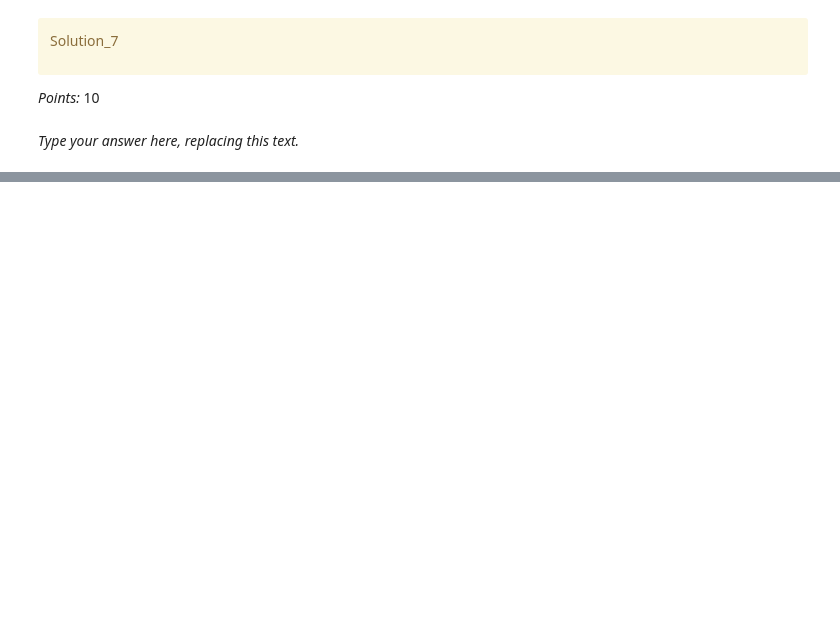
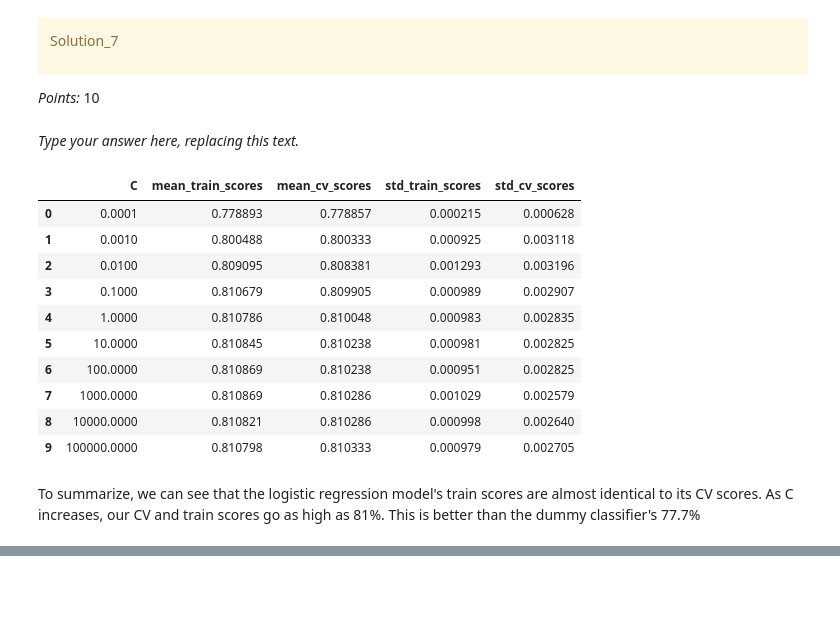
Before and after one commit to pepkh/cpsc330_hw5, a Jupyter notebook: hw5.ipynb, the cells around one changed output, grey strips where cells are left out. Cells and saved outputs as stored; diff of their text form; code cells hidden in the pictures; blank space fills up the shorter version.

```diff
--- a/hw5.ipynb
+++ b/hw5.ipynb
@@ -323,0 +382,14 @@ _Points:_ 10
+# %%
+
+drop = ["ID", "SEX"]       #Drop these
+ordinal = ["EDUCATION"]    #Ordinal encoding
+categorical = ["MARRIAGE"] #One hot encoding
+numeric = ["LIMIT_BAL", "AGE", "PAY_0", "PAY_2", "PAY_3", "PAY_4", "PAY_5", "PAY_6",
+           "BILL_AMT1", "BILL_AMT2", "BILL_AMT3", "BILL_AMT4", "BILL_AMT5", "BILL_AMT6",
+           "PAY_AMT1", "PAY_AMT2", "PAY_AMT3", "PAY_AMT4", "PAY_AMT5", "PAY_AMT6"] #scaling
+
+ct = make_column_transformer((StandardScaler(), numeric),
+                             (OrdinalEncoder(), ordinal),
+                             (OneHotEncoder(handle_unknown = "ignore"), categorical),
+                             ("drop", drop))
+ct
@@ -352,0 +439,12 @@ _Points:_ 2
+# %%
+X_train = train_df.drop(["default.payment.next.month"], axis=1)
+y_train = train_df["default.payment.next.month"]
+X_test = test_df.drop(["default.payment.next.month"], axis=1)
+y_test = test_df["default.payment.next.month"]
+# %%
+dummy = DummyClassifier(strategy = 'most_frequent')
+score = cross_validate(dummy, X_train, y_train, return_train_score = True)
+print(pd.DataFrame(score))
+dummy.fit(X_train, y_train)
+result_dum = dummy.score(X_train, y_train)
+print("The dummy classifier score: ", result_dum)
@@ -386,2 +490,35 @@ _Type your answer here, replacing this text._
+# %%
+# linear regression
+scores_dict = {
+    "C": 10.0 ** np.arange(-4, 6, 1),
+    "mean_train_scores": list(),
+    "mean_cv_scores": list(),
+    "std_train_scores": list(),
+    "std_cv_scores": list()
+}
+for C in scores_dict["C"]:
+    lr = LogisticRegression(C=C, max_iter = 10000)
+    scores = cross_validate(make_pipeline(ct, lr), X_train, y_train, return_train_score=True)
+    scores_dict["mean_train_scores"].append(scores["train_score"].mean())
+    scores_dict["mean_cv_scores"].append(scores["test_score"].mean())
+    scores_dict["std_train_scores"].append(scores["train_score"].std())
+    scores_dict["std_cv_scores"].append(scores["test_score"].std())
+
+results_df = pd.DataFrame(scores_dict)
+results_df
+# %% [output]
+|  | C | mean_train_scores | mean_cv_scores | std_train_scores | std_cv_scores |
+| 0 | 0.0001 | 0.778893 | 0.778857 | 0.000215 | 0.000628 |
+| 1 | 0.0010 | 0.800488 | 0.800333 | 0.000925 | 0.003118 |
+| 2 | 0.0100 | 0.809095 | 0.808381 | 0.001293 | 0.003196 |
+| 3 | 0.1000 | 0.810679 | 0.809905 | 0.000989 | 0.002907 |
+| 4 | 1.0000 | 0.810786 | 0.810048 | 0.000983 | 0.002835 |
+| 5 | 10.0000 | 0.810845 | 0.810238 | 0.000981 | 0.002825 |
+| 6 | 100.0000 | 0.810869 | 0.810238 | 0.000951 | 0.002825 |
+| 7 | 1000.0000 | 0.810869 | 0.810286 | 0.001029 | 0.002579 |
+| 8 | 10000.0000 | 0.810821 | 0.810286 | 0.000998 | 0.002640 |
+| 9 | 100000.0000 | 0.810798 | 0.810333 | 0.000979 | 0.002705 |
+# %% [markdown]
+To summarize, we can see that the logistic regression model's train scores are almost identical to its CV scores. As C increases, our CV and train scores go as high as 81%. This is better than the dummy classifier's 77.7%
 # %%
 ...
```
Also changed, not shown: parts of 44 cells of this notebook.
